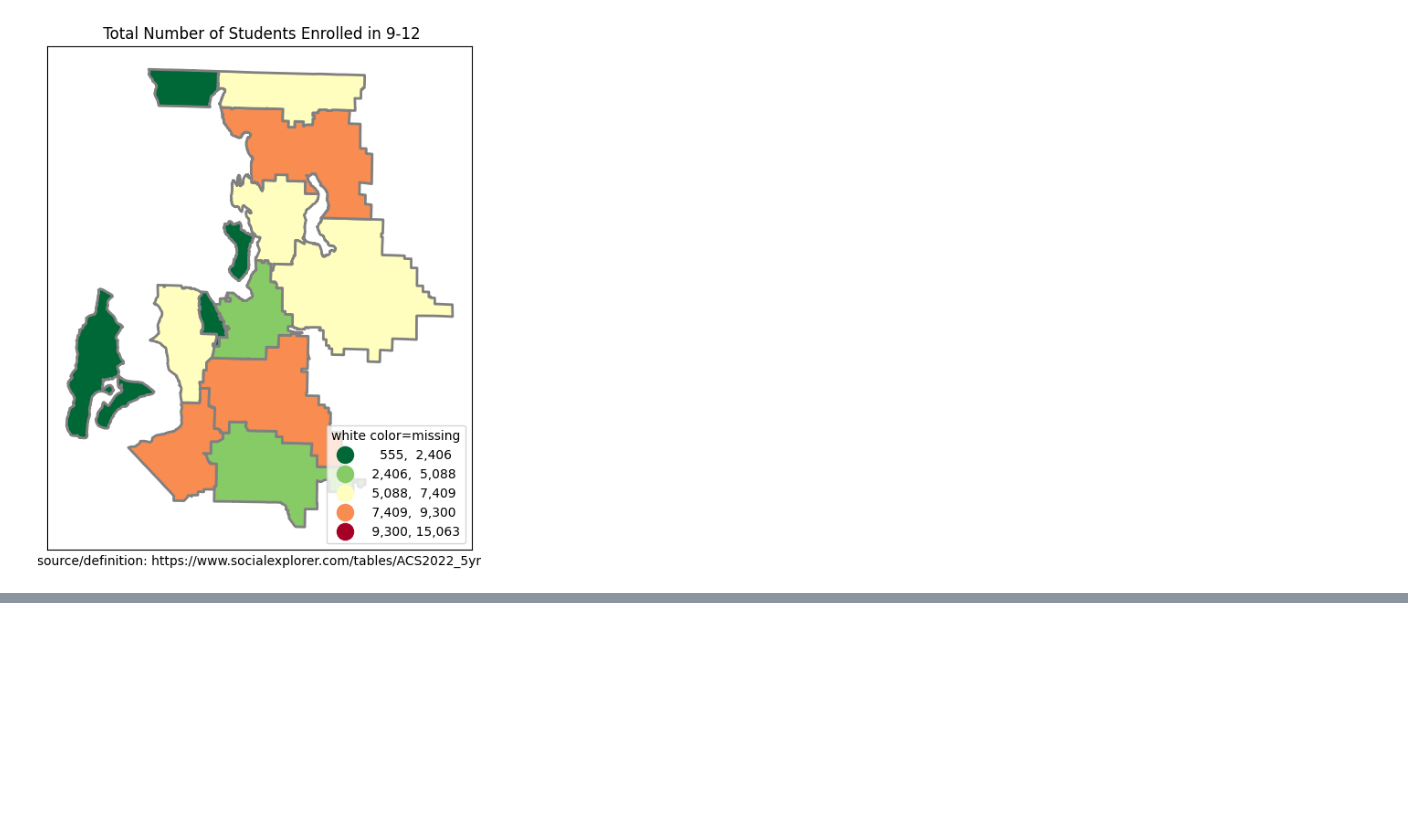
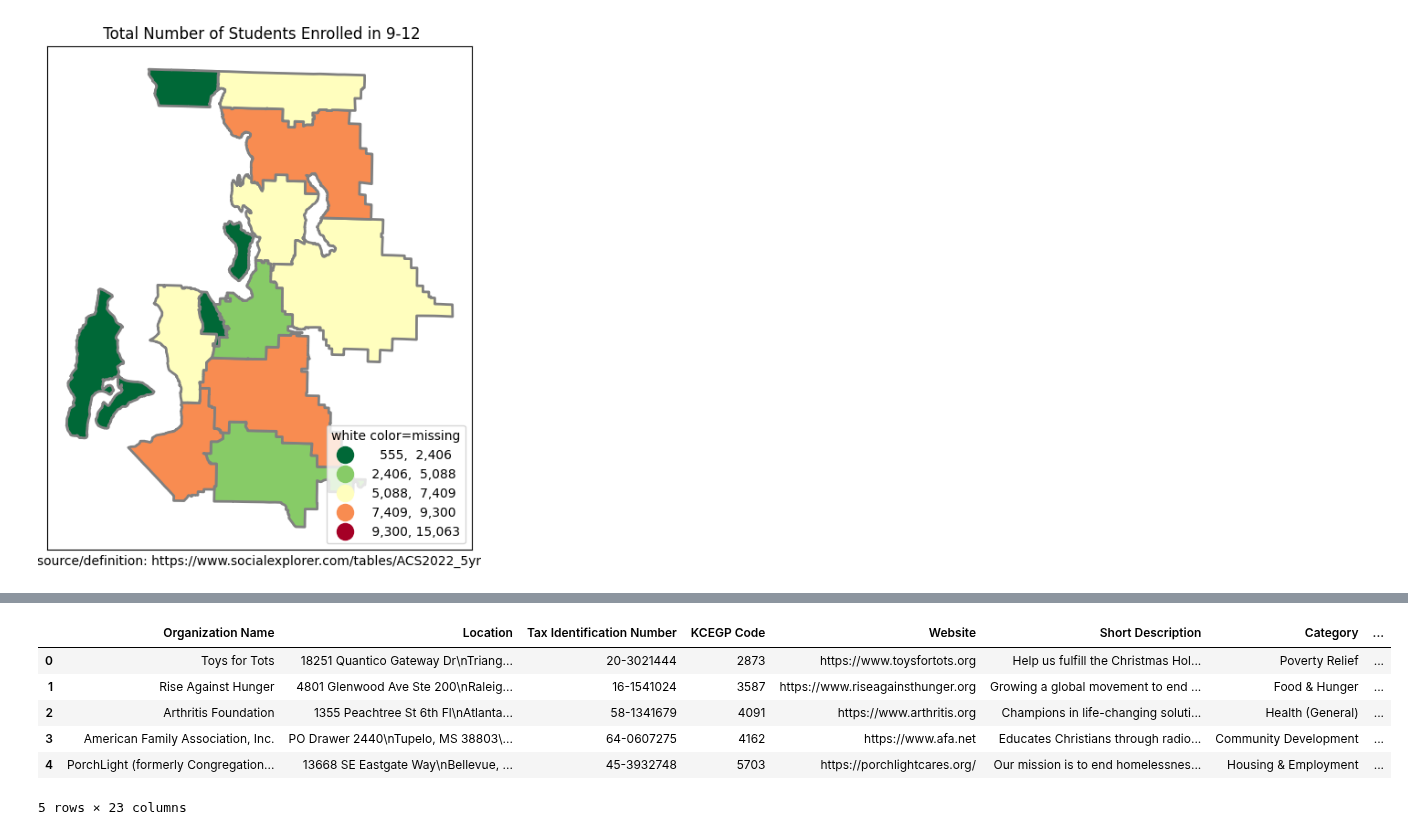
Before and after one commit to Spontyrupple/mamaine, a Jupyter notebook: King_County.ipynb, the cells around one changed output, grey strips where cells are left out. Cells and saved outputs as stored; diff of their text form; code cells hidden in the pictures; blank space fills up the shorter version.

```diff
--- a/King_County.ipynb
+++ b/King_County.ipynb
@@ -297,3 +297,7 @@ ax.set_xlabel('''source/definition: https://www.socialexplorer.com/tables/ACS202
 []
 Text(0.5, 190.1295349047001, 'source/definition: https://www.socialexplorer.com/tables/ACS2022_5yr')
 [figure]
+# %%
+a=pd.read_csv('https://github.com/Spontyrupple/mamaine/raw/refs/heads/main/EGP_Nonprofits_20240924.csv')
+a.head(5)
+# %% [output]
@@ -299,0 +305,7 @@ Text(0.5, 190.1295349047001, 'source/definition: https://www.socialexplorer.com/
+|  | Organization Name | Location | Tax Identification Number | KCEGP Code | Website | Short Description | Category | ... |
+| 0 | Toys for Tots | 18251 Quantico Gateway Dr\nTriang... | 20-3021444 | 2873 | https://www.toysfortots.org | Help us fulfill the Christmas Hol... | Poverty Relief | ... |
+| 1 | Rise Against Hunger | 4801 Glenwood Ave Ste 200\nRaleig... | 16-1541024 | 3587 | https://www.riseagainsthunger.org | Growing a global movement to end ... | Food & Hunger | ... |
+| 2 | Arthritis Foundation | 1355 Peachtree St 6th Fl\nAtlanta... | 58-1341679 | 4091 | https://www.arthritis.org | Champions in life-changing soluti... | Health (General) | ... |
+| 3 | American Family Association, Inc. | PO Drawer 2440\nTupelo, MS 38803\... | 64-0607275 | 4162 | https://www.afa.net | Educates Christians through radio... | Community Development | ... |
+| 4 | PorchLight (formerly Congregation... | 13668 SE Eastgate Way\nBellevue, ... | 45-3932748 | 5703 | https://porchlightcares.org/ | Our mission is to end homelessnes... | Housing & Employment | ... |
+5 rows × 23 columns
```
Also changed, not shown: parts of 2 cells of this notebook.
